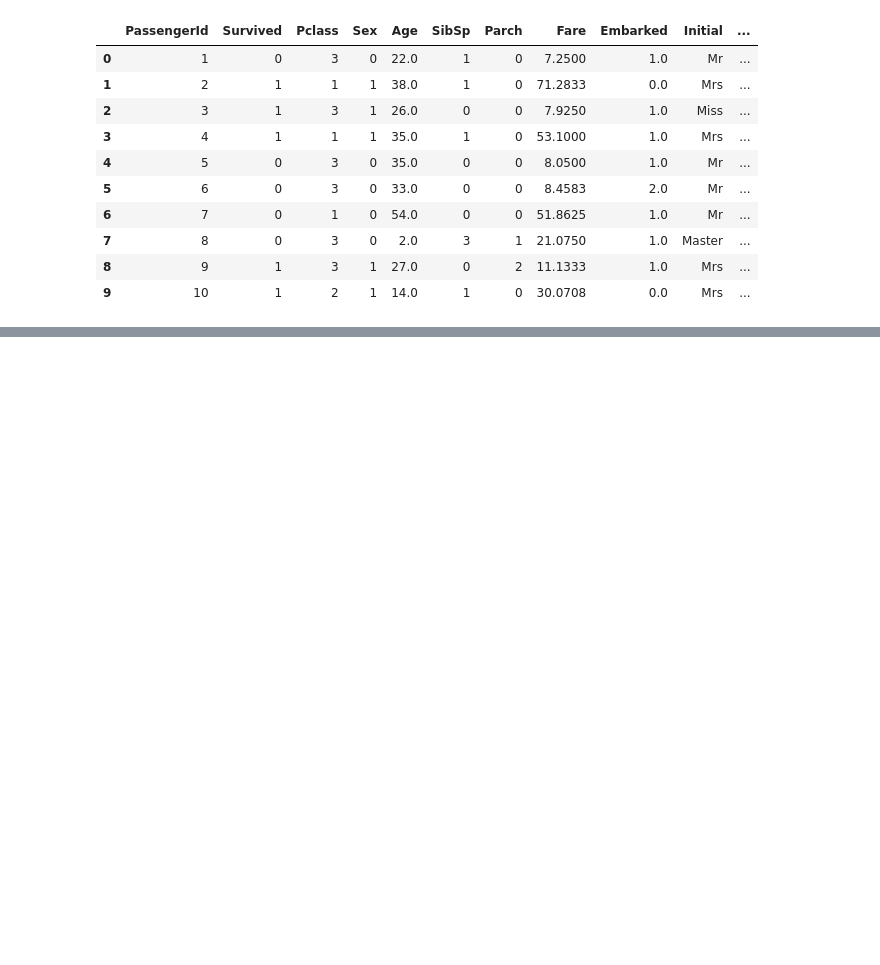
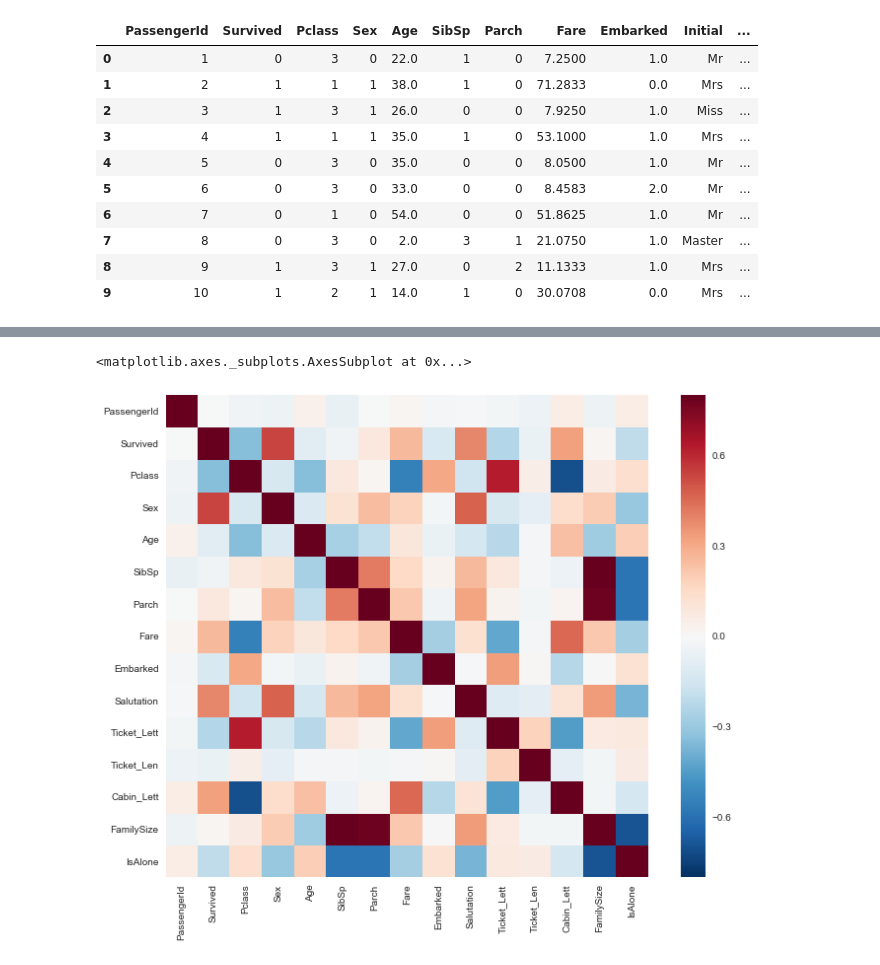
Before and after one commit to sugiyaaan/kaggle, a Jupyter notebook: Titanic.ipynb, the cells around one changed output, grey strips where cells are left out. Saved outputs shown, nothing was run; the diff lists cells and outputs as text; code cells hidden in the pictures; blank space fills up the shorter version.

```diff
--- a/Titanic.ipynb
+++ b/Titanic.ipynb
@@ -96,7 +98,7 @@ train.head(50)
 # %%
 #take care of misssing value with mean (ignore Cabin)
 #train["Age"].fillna(train.Age.mean(), inplace=True)
-#train["Embarked"].fillna(train.Embarked.mean(), inplace=True)
+train["Embarked"].fillna(train.Embarked.mean(), inplace=True)
 # %%
 train['Initial']=0
 for i in train:
@@ -151,12 +153,12 @@ combine1 = [train]
 for train in combine1:
         train['Salutation'] = train.Name.str.extract(' ([A-Za-z]+).', expand=False)
 for train in combine1:
-        train['Salutation'] = train['Salutation'].replace(['Lady', 'Countess','Capt', 'Col','Don', 'Dr', 'Major', 'Rev', 'Sir', 'Jonkheer', 'Dona'], 'Rare')
+        train['Salutation'] = train['Salutation'].replace(['Lady', 'Countess','Capt', 'Col','Don', 'Dr', 'Major', 'Rev', 'Sir', 'Jonkheer', 'Dona'], 'Other')
         train['Salutation'] = train['Salutation'].replace('Mlle', 'Miss')
         train['Salutation'] = train['Salutation'].replace('Ms', 'Miss')
         train['Salutation'] = train['Salutation'].replace('Mme', 'Mrs')
         del train['Name']
-Salutation_mapping = {"Mr": 1, "Miss": 2, "Mrs": 3, "Master": 4, "Rare": 5}
+Salutation_mapping = {"Mr": 1, "Miss": 2, "Mrs": 3, "Master": 4, "Other": 5}
 for train in combine1:
         train['Salutation'] = train['Salutation'].map(Salutation_mapping)
         train['Salutation'] = train['Salutation'].fillna(0)
@@ -189,3 +191,9 @@ train.head(10)
 | 7 | 8 | 0 | 3 | 0 | 2.0 | 3 | 1 | 21.0750 | 1.0 | Master | ... |
 | 8 | 9 | 1 | 3 | 1 | 27.0 | 0 | 2 | 11.1333 | 1.0 | Mrs | ... |
 | 9 | 10 | 1 | 2 | 1 | 14.0 | 1 | 0 | 30.0708 | 0.0 | Mrs | ... |
+# %%
+#checking if one embarked at Titanic alone or with family
+train["FamilySize"] = train["SibSp"] + train["Parch"] + 1
+for train in combine1:
+    train['IsAlone'] = 0
+    train.loc[train['FamilySize'] == 1, 'IsAlone'] = 1
@@ -191,0 +304,3 @@ train.head(10)
+# %%
+corrmat = train.corr()
+corrmat
@@ -191,0 +324,7 @@ train.head(10)
+# %%
+
+f, ax = plt.subplots(figsize=(12,9))
+sns.heatmap(corrmat, vmax=.8, square=True)
+# %% [output]
+<matplotlib.axes._subplots.AxesSubplot at 0x...>
+[figure, added]
```
Also changed, not shown: parts of 19 cells of this notebook.
